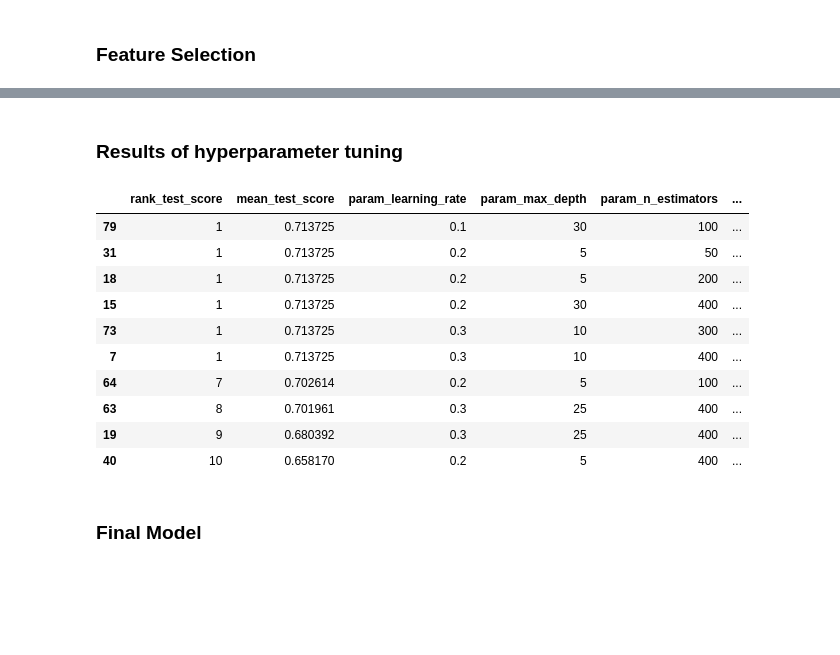
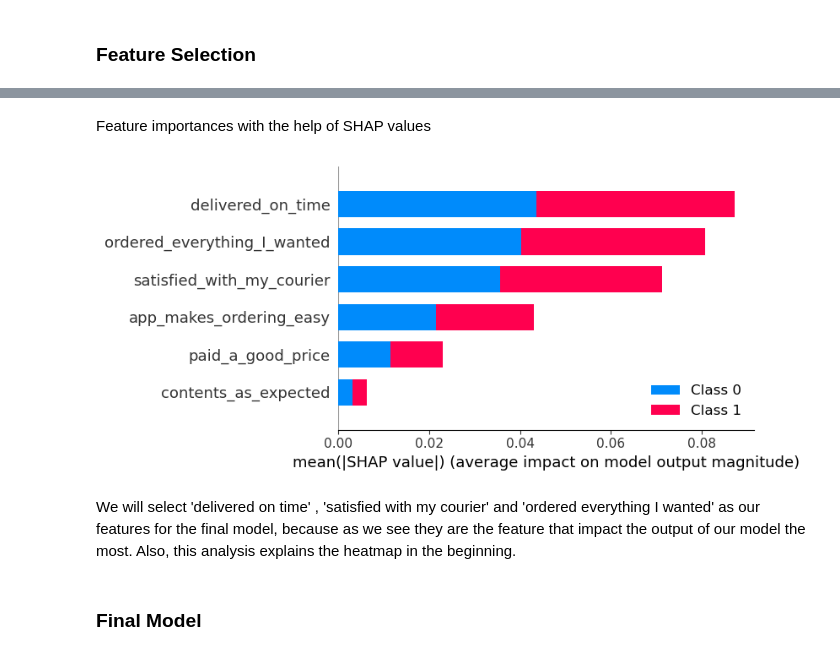
Before and after one commit to NNtorvas/CLCQdkqmbBYwSC7n, a Jupyter notebook: hc.ipynb, the cells around one changed output, grey strips where cells are left out. Cells and saved outputs as stored; diff of their text form; code cells hidden in the pictures; blank space fills up the shorter version.

```diff
--- a/hc.ipynb
+++ b/hc.ipynb
@@ -100,27 +309,0 @@ Top 4 Selected Features: ['X1', 'X3', 'X5', 'X6']
-# %%
-# split the dataset into train test
-X_train, X_test, y_train, y_test = train_test_split(X[selectedFeatures], Y, test_size=0.30, random_state=25)
-
-# search space for our parameters
-params = { 'learning_rate': [0.05, 0.1, 0.2, 0.3],
-           'subsample': np.arange(0.5, 0.9, 0.1),
-           'min_child_weight': np.arange(1, 20, 1),
-           'gamma': np.arange(0, 20, 2),
-           'max_depth': np.arange(5, 35, 5),
-           'colsample_bytree': np.arange(0.5, 0.9, 0.1),
-           'n_estimators': [50, 100, 200, 300, 400]}
-
-# create model
-xgbr = XGBClassifier(objective= 'binary:logistic',
-                     use_label_encoder = False,
-                     verbosity = 0)
-
-# create randomized search
-clf = RandomizedSearchCV(estimator=xgbr,
-                         param_distributions=params,
-                         scoring = 'accuracy',
-                         n_iter=80,
-                         verbose=1)
-
-# fit model to find best hyperparameters
-clf.fit(X_train, y_train)
@@ -146,29 +310,13 @@ RandomizedSearchCV(estimator=XGBClassifier(base_score=None, booster=None,
-# %% [markdown]
-### Results of hyperparameter tuning
-# %%
-df_cv_results = pd.DataFrame(clf.cv_results_)
-df_cv_results = df_cv_results[["rank_test_score","mean_test_score",
-                               "param_learning_rate",
-                               "param_max_depth",
-                               "param_n_estimators",
-                               "param_subsample",
-                               "param_colsample_bytree",
-                               "param_min_child_weight",
-                               "param_gamma"
-                               ]]
-df_cv_results.sort_values(by='rank_test_score', inplace=True)
-df_cv_results[:10]
-# %% [output]
-|  | rank_test_score | mean_test_score | param_learning_rate | param_max_depth | param_n_estimators | ... |
-| 79 | 1 | 0.713725 | 0.1 | 30 | 100 | ... |
-| 31 | 1 | 0.713725 | 0.2 | 5 | 50 | ... |
-| 18 | 1 | 0.713725 | 0.2 | 5 | 200 | ... |
-| 15 | 1 | 0.713725 | 0.2 | 30 | 400 | ... |
-| 73 | 1 | 0.713725 | 0.3 | 10 | 300 | ... |
-| 7 | 1 | 0.713725 | 0.3 | 10 | 400 | ... |
-| 64 | 7 | 0.702614 | 0.2 | 5 | 100 | ... |
-| 63 | 8 | 0.701961 | 0.3 | 25 | 400 | ... |
-| 19 | 9 | 0.680392 | 0.3 | 25 | 400 | ... |
-| 40 | 10 | 0.658170 | 0.2 | 5 | 400 | ... |
+# %% [markdown]
+Feature importances with the help of SHAP values
+# %%
+explainer = shap.TreeExplainer(model)
+shap_values = explainer.shap_values(X_test)
+
+shap.summary_plot(shap_values, X_test, plot_type="bar")
+# %% [output]
+[figure, added]
+# %% [markdown]
+We will select 'delivered on time' , 'satisfied with my courier' and 'ordered everything I wanted' as our features for the final model, because as we see they are the feature that impact the output of our model the most. Also, this analysis explains the heatmap in the beginning.
 # %% [markdown]
 ### Final Model
```
Also changed, not shown: parts of 43 cells of this notebook.
